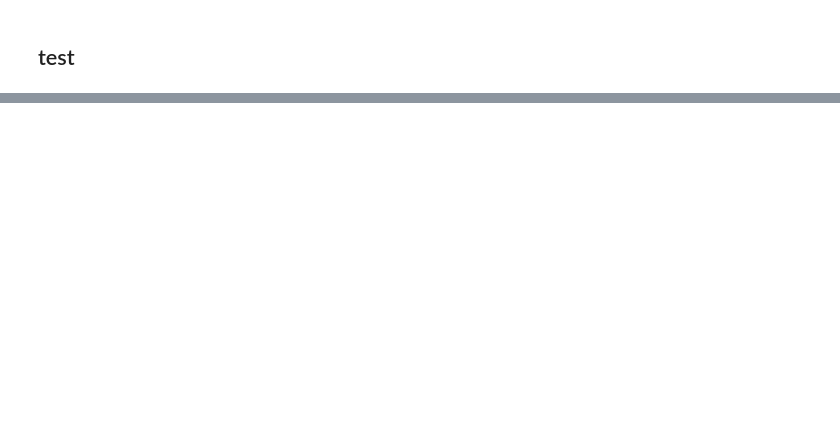
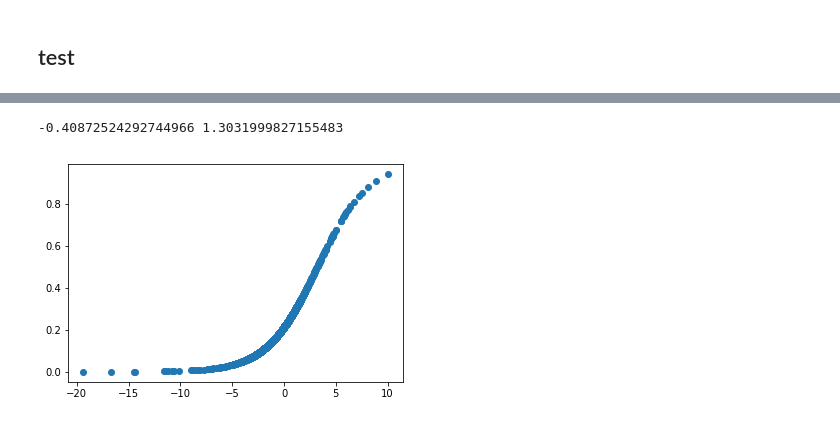
Before and after one commit to ys7yoo/iP300, a Jupyter notebook: train_SVM.ipynb, the cells around one changed output, grey strips where cells are left out. Saved outputs shown, nothing was run; the diff lists cells and outputs as text; code cells hidden in the pictures; blank space fills up the shorter version.

```diff
--- a/train_SVM.ipynb
+++ b/train_SVM.ipynb
@@ -100,0 +173,10 @@ clf.score(X_test_B, Y_test_B)
+# %%
+a, b = platt(f_A, Y_train_A, sum(Y_train_A<0), sum(Y_train_A>0))
+print(a, b)
+
+np.savetxt("A_SVM_ab.txt", (a,b))
+
+plt.plot(f_A, 1.0/(1+np.exp(f_A*a+b)), 'o')
+# %% [output]
+-0.40872524292744966 1.3031999827155483
+[figure, added]
```
Also changed, not shown: parts of 19 cells of this notebook, 1 other file.
